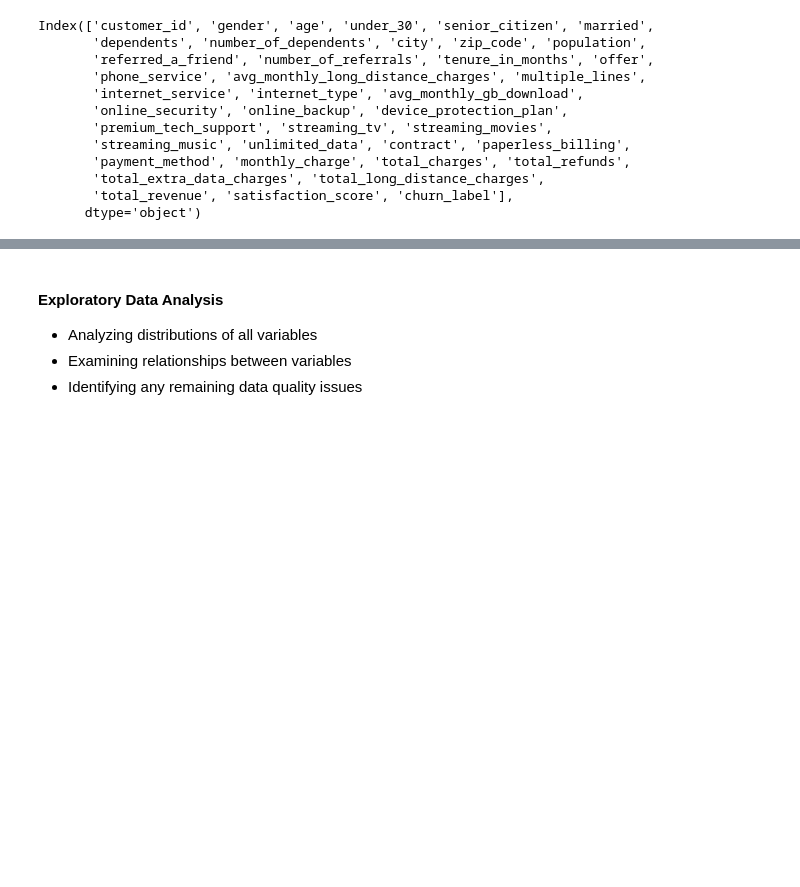
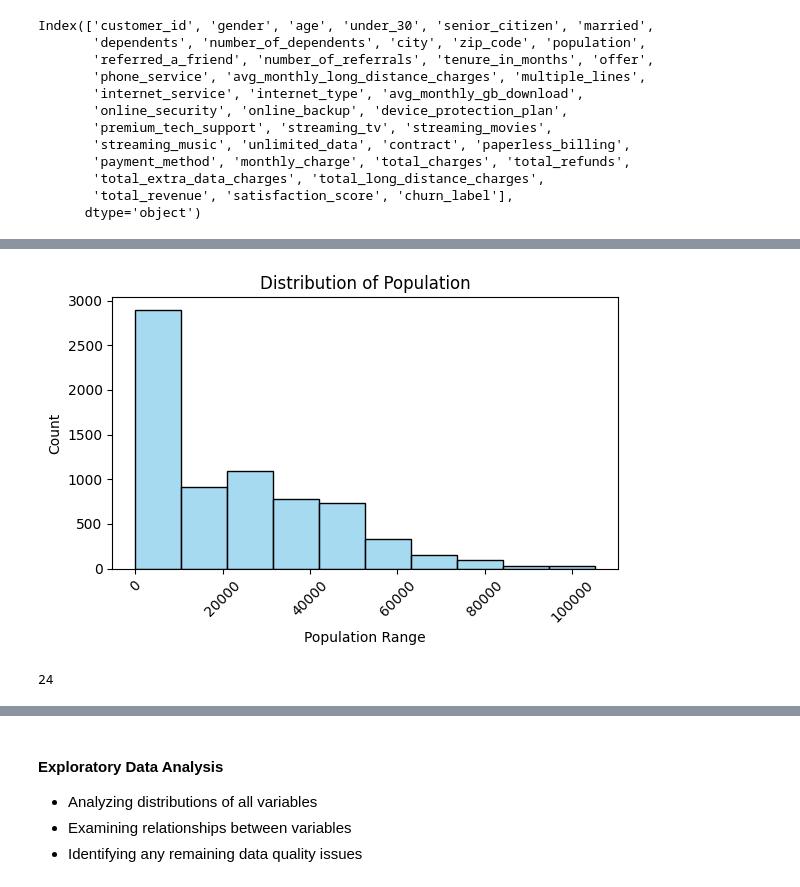
Before and after one commit to MahendraC17/Causal-AI---Customer-Churn, a Jupyter notebook: causal_analysis_using_psm.ipynb, the cells around one changed output, grey strips where cells are left out. Cells and saved outputs as stored; diff of their text form; code cells hidden in the pictures; blank space fills up the shorter version.

```diff
--- a/causal_analysis_using_psm.ipynb
+++ b/causal_analysis_using_psm.ipynb
@@ -43,0 +78,23 @@ NameError: name 'age' is not defined
+# %%
+num_bins = 10  # Define the number of bins
+df['population_binned'] = pd.cut(df['population'], bins=num_bins)
+
+plt.figure(figsize=(6, 4))
+sns.histplot(data=df, x='population', bins=num_bins, color='skyblue', stat='count')
+
+plt.xlabel('Population Range')
+plt.ylabel('Count')
+plt.title('Distribution of Population')
+plt.xticks(rotation=45)
+plt.tight_layout()
+plt.show()
+# %% [output]
+[figure, added]
+# %%
+categorical_variables = ['gender', 'under_30', 'under_30', 'married', 'dependents', 'referred_a_friend', 'offer', 'phone_service',
+                         'multiple_lines', 'internet_service', 'internet_service', 'online_security', 'online_backup', 'device_protection_plan',
+                         'premium_tech_support', 'streaming_tv', 'streaming_movies', 'streaming_music',	'unlimited_data', 'contract',
+                         'paperless_billing', 'payment_method', 'satisfaction_score', 'churn_label']
+len(categorical_variables)
+# %% [output]
+24
```
Also changed, not shown: parts of 6 cells of this notebook.
